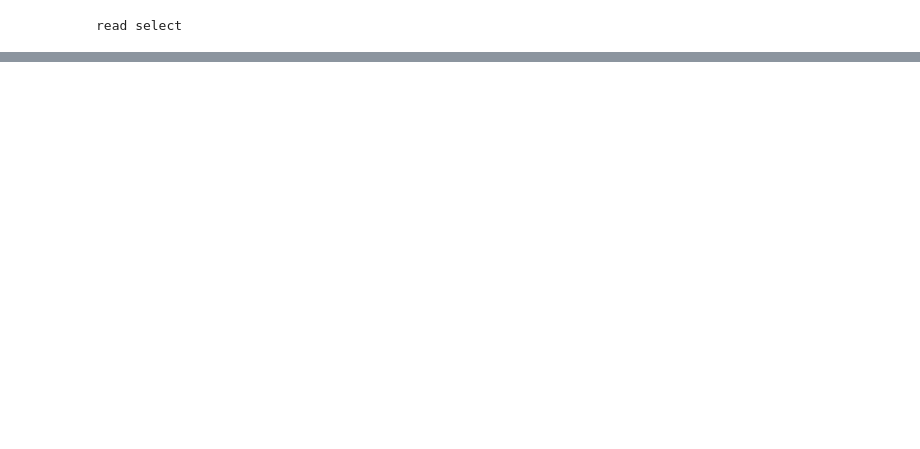
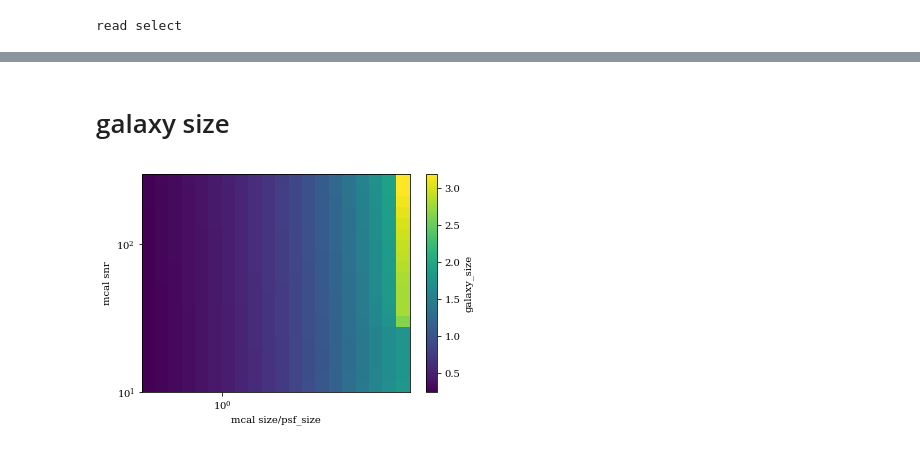
Before and after one commit to des-science/Y3_shearcat_tests, a Jupyter notebook: Weights/plots.ipynb, the cells around one changed output, grey strips where cells are left out. Saved outputs shown, nothing was run; the diff lists cells and outputs as text; code cells hidden in the pictures; blank space fills up the shorter version.

```diff
--- a/Weights/plots.ipynb
+++ b/Weights/plots.ipynb
@@ -133,0 +163,9 @@ logmeshplot(new_response, xedges, yedges, "response after new cut")
+# %% [markdown]
+# galaxy size
+# %%
+galaxysize = mesh_average(new_T,new_indexx,new_indexy,steps,new_count)
+#logmeshplot(old_meanes, xedges, yedges, r"mean $\sqrt{e_1^2+e_2^2}/2$ before new cut")
+#plt.figure()
+logmeshplot(galaxysize, xedges, yedges, r"galaxy_size")
+# %% [output]
+[figure, added]
```
Also changed, not shown: parts of 34 cells of this notebook.
